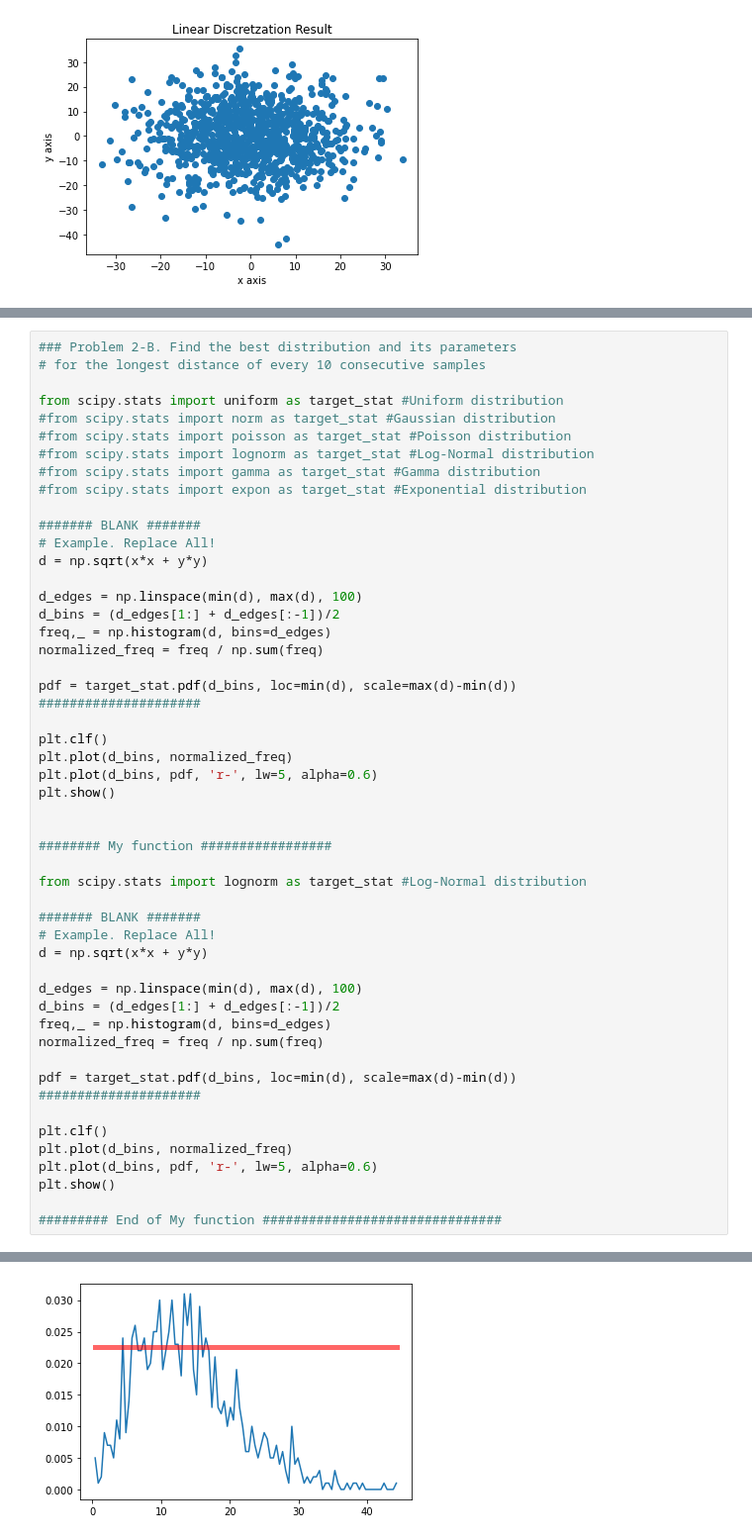
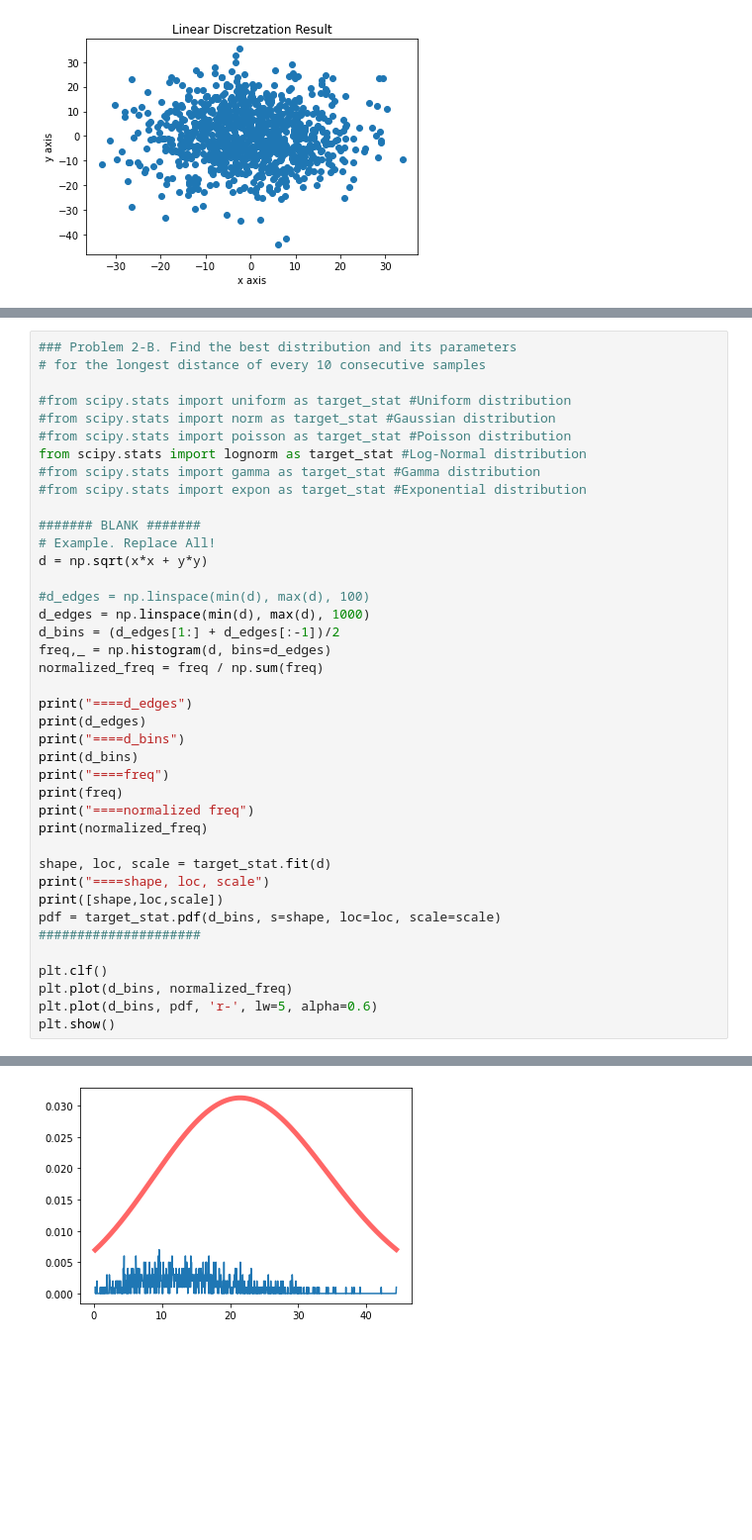
Before and after one commit to ChongHyeonKim/ChongHyeonKim, a Jupyter notebook: Data_Visualization_Homework_1.ipynb, the cells around one changed output, grey strips where cells are left out. Shown: that part at 99% size. Cells and saved outputs as stored; diff of their text form; blank space fills up the shorter version.

```diff
--- a/Data_Visualization_Homework_1.ipynb
+++ b/Data_Visualization_Homework_1.ipynb
@@ -208,10 +201,10 @@ ValueError: x and y must have same first dimension, but have shapes (99,) and (1
 ### Problem 2-B. Find the best distribution and its parameters
 # for the longest distance of every 10 consecutive samples
 
-from scipy.stats import uniform as target_stat #Uniform distribution
+#from scipy.stats import uniform as target_stat #Uniform distribution
 #from scipy.stats import norm as target_stat #Gaussian distribution
 #from scipy.stats import poisson as target_stat #Poisson distribution
-#from scipy.stats import lognorm as target_stat #Log-Normal distribution
+from scipy.stats import lognorm as target_stat #Log-Normal distribution
 #from scipy.stats import gamma as target_stat #Gamma distribution
 #from scipy.stats import expon as target_stat #Exponential distribution
 
@@ -219,40 +212,29 @@ from scipy.stats import uniform as target_stat #Uniform distribution
 # Example. Replace All!
 d = np.sqrt(x*x + y*y)
 
-d_edges = np.linspace(min(d), max(d), 100)
+#d_edges = np.linspace(min(d), max(d), 100)
+d_edges = np.linspace(min(d), max(d), 1000)
 d_bins = (d_edges[1:] + d_edges[:-1])/2
 freq,_ = np.histogram(d, bins=d_edges)
 normalized_freq = freq / np.sum(freq)
 
-pdf = target_stat.pdf(d_bins, loc=min(d), scale=max(d)-min(d))
+print("====d_edges")
+print(d_edges)
+print("====d_bins")
+print(d_bins)
+print("====freq")
+print(freq)
+print("====normalized freq")
+print(normalized_freq)
+
+shape, loc, scale = target_stat.fit(d)
+print("====shape, loc, scale")
+print([shape,loc,scale])
+pdf = target_stat.pdf(d_bins, s=shape, loc=loc, scale=scale)
 #####################
 
 plt.clf()
 plt.plot(d_bins, normalized_freq)
 plt.plot(d_bins, pdf, 'r-', lw=5, alpha=0.6)
 plt.show()
-
-
-######## My function #################
-
-from scipy.stats import lognorm as target_stat #Log-Normal distribution
-
-####### BLANK #######
-# Example. Replace All!
-d = np.sqrt(x*x + y*y)
-
-d_edges = np.linspace(min(d), max(d), 100)
-d_bins = (d_edges[1:] + d_edges[:-1])/2
-freq,_ = np.histogram(d, bins=d_edges)
-normalized_freq = freq / np.sum(freq)
-
-pdf = target_stat.pdf(d_bins, loc=min(d), scale=max(d)-min(d))
-#####################
-
-plt.clf()
-plt.plot(d_bins, normalized_freq)
-plt.plot(d_bins, pdf, 'r-', lw=5, alpha=0.6)
-plt.show()
-
-######### End of My function ###############################
 # %% [output]
@@ -259 +258 @@ plt.show()
-[figure, old version]
+[figure, new version]
```
Also changed, not shown: parts of 3 cells of this notebook.
